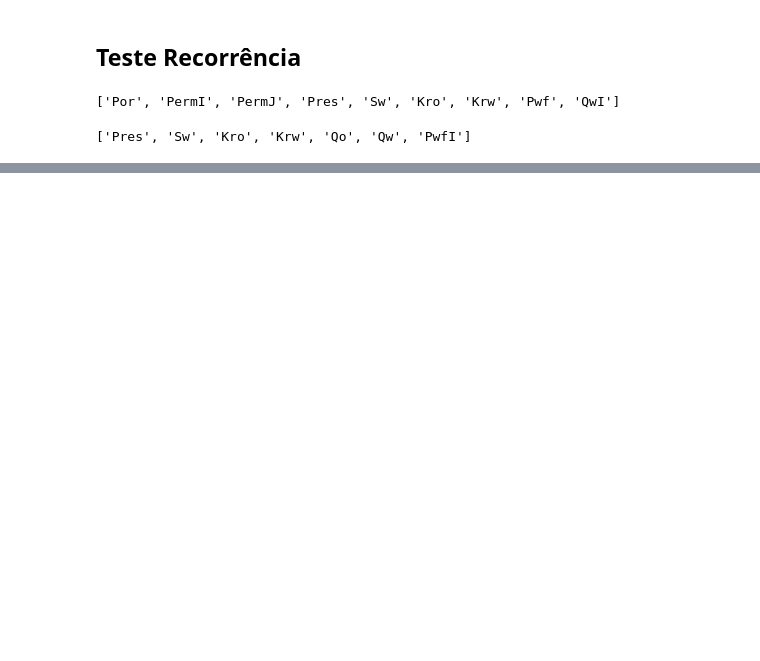
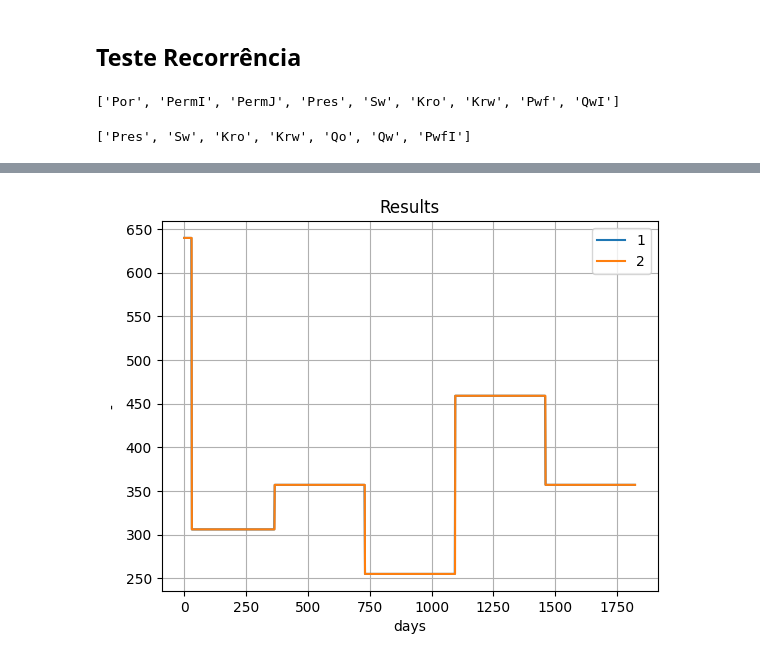
Before and after one commit to TiagoCAAmorim/SimModels, a Jupyter notebook: graph_nn/build_rnn.ipynb, the cells around one changed output, grey strips where cells are left out. Saved outputs shown, nothing was run; the diff lists cells and outputs as text; code cells hidden in the pictures; blank space fills up the shorter version.

```diff
--- a/graph_nn/build_rnn.ipynb
+++ b/graph_nn/build_rnn.ipynb
@@ -478 +573,5 @@ def plot_time_series(ts1, ts2=None, label1='1', label2='2'):
+# %%
+plot_time_series(Pwf_prod_nn, Pwf_prod[:,1])
+# %% [output]
+[figure, added]
 # %%
```
Also changed, not shown: parts of 23 cells of this notebook, 3 other files.
